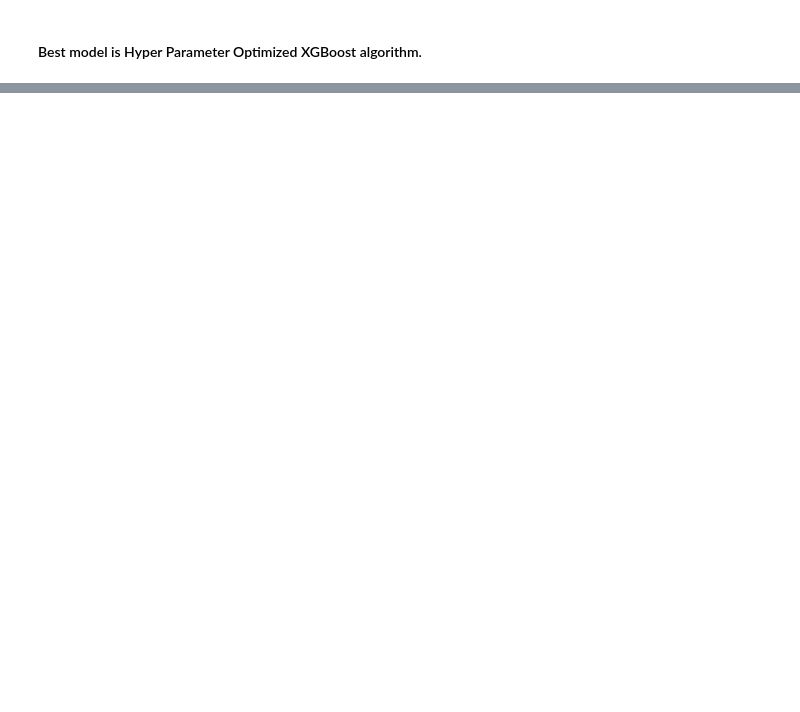
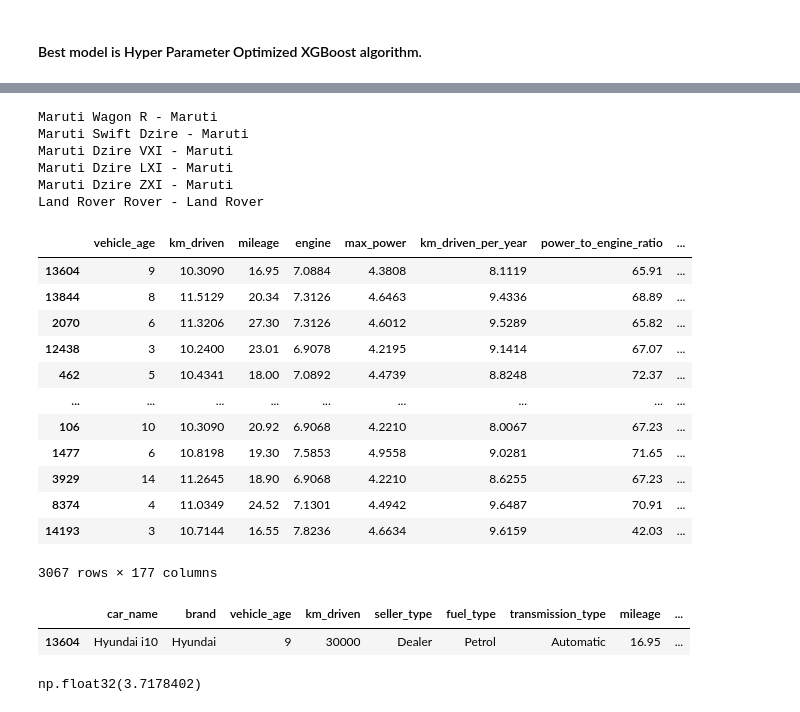
Before and after one commit to Atharva12Bowlekar/Car-Resale-ML-API, a Jupyter notebook: eda_resale_cars.ipynb, the cells around one changed output, grey strips where cells are left out. Saved outputs shown, nothing was run; the diff lists cells and outputs as text; code cells hidden in the pictures; blank space fills up the shorter version.

```diff
--- a/eda_resale_cars.ipynb
+++ b/eda_resale_cars.ipynb
@@ -746,0 +766,37 @@ plt.show()
+# %%
+for brand, car_names in brand_to_car_dct.items():
+    for car_name in car_names:
+        if len(car_name.split(" ")) != 2:
+            print(f"{car_name} - {brand}")
+# %% [output]
+Maruti Wagon R - Maruti
+Maruti Swift Dzire - Maruti
+Maruti Dzire VXI - Maruti
+Maruti Dzire LXI - Maruti
+Maruti Dzire ZXI - Maruti
+Land Rover Rover - Land Rover
+# %%
+X_test
+# %% [output]
+|  | vehicle_age | km_driven | mileage | engine | max_power | km_driven_per_year | power_to_engine_ratio | ... |
+| 13604 | 9 | 10.3090 | 16.95 | 7.0884 | 4.3808 | 8.1119 | 65.91 | ... |
+| 13844 | 8 | 11.5129 | 20.34 | 7.3126 | 4.6463 | 9.4336 | 68.89 | ... |
+| 2070 | 6 | 11.3206 | 27.30 | 7.3126 | 4.6012 | 9.5289 | 65.82 | ... |
+| 12438 | 3 | 10.2400 | 23.01 | 6.9078 | 4.2195 | 9.1414 | 67.07 | ... |
+| 462 | 5 | 10.4341 | 18.00 | 7.0892 | 4.4739 | 8.8248 | 72.37 | ... |
+| ... | ... | ... | ... | ... | ... | ... | ... | ... |
+| 106 | 10 | 10.3090 | 20.92 | 6.9068 | 4.2210 | 8.0067 | 67.23 | ... |
+| 1477 | 6 | 10.8198 | 19.30 | 7.5853 | 4.9558 | 9.0281 | 71.65 | ... |
+| 3929 | 14 | 11.2645 | 18.90 | 6.9068 | 4.2210 | 8.6255 | 67.23 | ... |
+| 8374 | 4 | 11.0349 | 24.52 | 7.1301 | 4.4942 | 9.6487 | 70.91 | ... |
+| 14193 | 3 | 10.7144 | 16.55 | 7.8236 | 4.6634 | 9.6159 | 42.03 | ... |
+3067 rows × 177 columns
+# %%
+car_df[car_df.index == 13604]
+# %% [output]
+|  | car_name | brand | vehicle_age | km_driven | seller_type | fuel_type | transmission_type | mileage | ... |
+| 13604 | Hyundai i10 | Hyundai | 9 | 30000 | Dealer | Petrol | Automatic | 16.95 | ... |
+# %%
+np.expm1(y_pred[0])
+# %% [output]
+np.float32(3.7178402)
```
Also changed, not shown: parts of 15 cells of this notebook, 6 other files.
